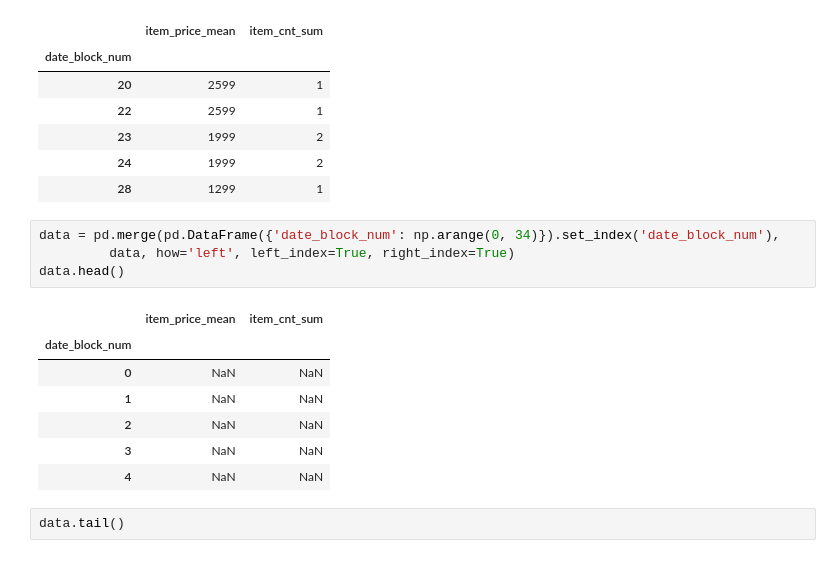
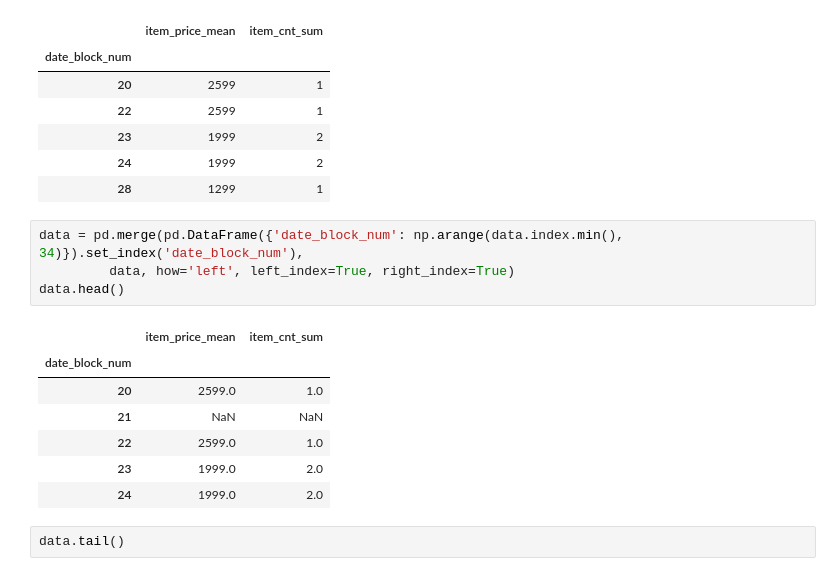
Before and after one commit to hjort/ai-labs, a Jupyter notebook: jupyter/sales-russia/42-Sales_Russia-Predictive_Model-Time_Series.ipynb, the cells around one changed output. Saved outputs shown, nothing was run; the diff lists cells and outputs as text.

```diff
--- a/jupyter/sales-russia/42-Sales_Russia-Predictive_Model-Time_Series.ipynb
+++ b/jupyter/sales-russia/42-Sales_Russia-Predictive_Model-Time_Series.ipynb
@@ -98,17 +98,17 @@ data.head()
 | 24 | 1999 | 2 |
 | 28 | 1299 | 1 |
 # %%
-data = pd.merge(pd.DataFrame({'date_block_num': np.arange(0, 34)}).set_index('date_block_num'),
+data = pd.merge(pd.DataFrame({'date_block_num': np.arange(data.index.min(), 34)}).set_index('date_block_num'),
          data, how='left', left_index=True, right_index=True)
 data.head()
 # %% [output]
 |  | item_price_mean | item_cnt_sum |
 | date_block_num |  |  |
-| 0 | NaN | NaN |
-| 1 | NaN | NaN |
-| 2 | NaN | NaN |
-| 3 | NaN | NaN |
-| 4 | NaN | NaN |
+| 20 | 2599.0 | 1.0 |
+| 21 | NaN | NaN |
+| 22 | 2599.0 | 1.0 |
+| 23 | 1999.0 | 2.0 |
+| 24 | 1999.0 | 2.0 |
 # %%
 data.tail()
 # %% [output]
```
Also changed, not shown: parts of 20 cells of this notebook, 2 other files.
